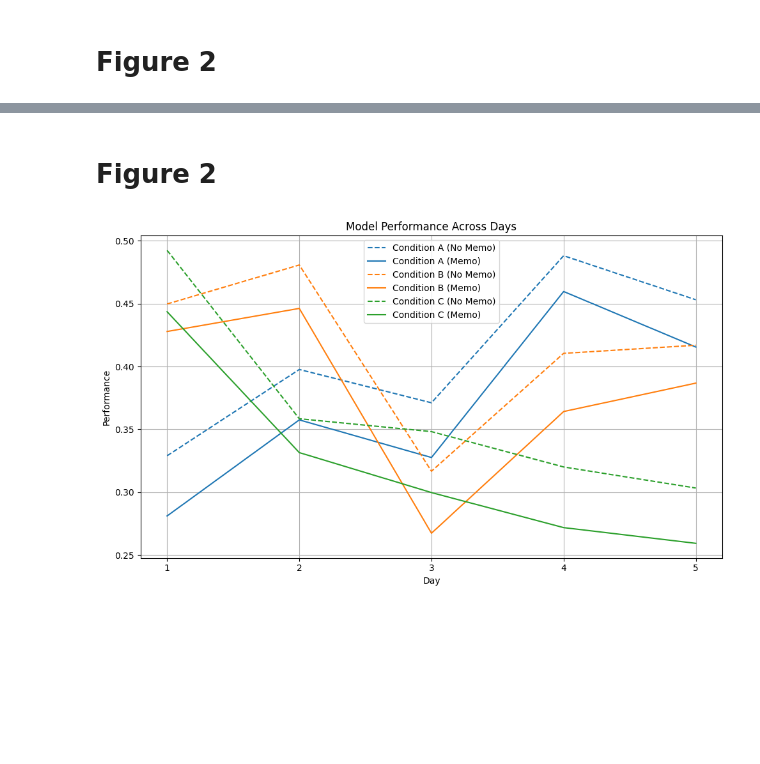
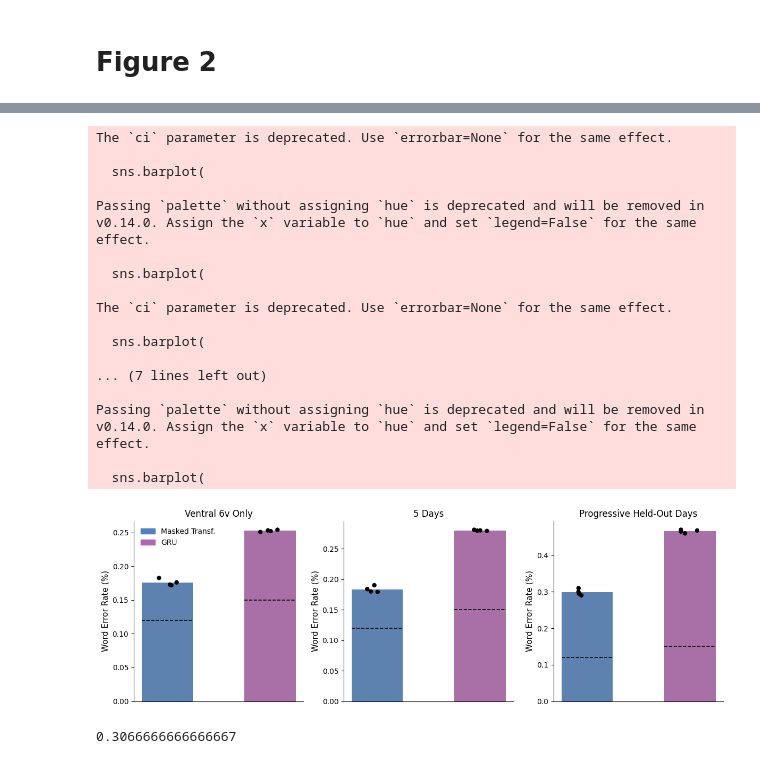
Before and after one commit to ebrahimfeghhi/transformers_with_dietcorp, a Jupyter notebook: notebooks/figures/figure_plots.ipynb, the cells around one changed output, grey strips where cells are left out. Drawn from its saved outputs; the diff is of its cells as text; code cells hidden in the pictures; blank space fills up the shorter version.

```diff
--- a/notebooks/figures/figure_plots.ipynb
+++ b/notebooks/figures/figure_plots.ipynb
@@ -250,31 +191,0 @@ plot_model_perf_with_benchmark(restricted_days, transf_orig_perf=0.12, gru_orig_
-# %% [markdown]
-# Figure 2
-# %%
-import matplotlib.pyplot as plt
-import numpy as np
-
-# Example data
-days = np.arange(1, 6)  # Days 1 to 5
-conditions = ['Condition A', 'Condition B', 'Condition C']
-colors = ['tab:blue', 'tab:orange', 'tab:green']
-
-# Fake data: shape (n_conditions, n_days)
-performance_no_memo = np.random.uniform(0.3, 0.5, size=(3, 5))
-performance_memo = performance_no_memo - np.random.uniform(0.02, 0.05, size=(3, 5))  # Memo does better
-
-plt.figure(figsize=(10, 6))
-
-for i, (cond, color) in enumerate(zip(conditions, colors)):
-    plt.plot(days, performance_no_memo[i], linestyle='--', color=color, label=f'{cond} (No Memo)')
-    plt.plot(days, performance_memo[i], linestyle='-', color=color, label=f'{cond} (Memo)')
-
-plt.xlabel('Day')
-plt.ylabel('Performance')
-plt.title('Model Performance Across Days')
-plt.xticks(days)
-plt.legend()
-plt.grid(True)
-plt.tight_layout()
-plt.show()
-# %% [output]
-[figure, removed]
@@ -280,0 +281,46 @@ plt.show()
+# %%
+fig, axs = plt.subplots(1, 3, figsize=(12, 4))
+
+ventral_6v_perf = {
+    'Transformer': [0.17193, 0.173, 0.17618, 0.18282],
+    'GRU': [0.2543, 0.251, 0.2523, 0.25335]
+}
+plot_model_perf_with_benchmark(fig, axs, 0, ventral_6v_perf,
+                               transf_orig_perf=0.12, gru_orig_perf=0.15, title='Ventral 6v Only')
+
+restricted_days = {
+    'Transformer': [0.17929, 0.19023, 0.18, 0.18392],
+    'GRU': [0.28016, 0.27927, 0.27981, 0.28123]
+}
+plot_model_perf_with_benchmark(fig, axs, 1, restricted_days,
+                               transf_orig_perf=0.12, gru_orig_perf=0.15, title='5 Days', show_legend=False)
+
+restricted_days = {
+    'Transformer': [0.30, 0.31, 0.29, 0.295],
+    'GRU': [0.46, 0.465, 0.47, 0.468]
+}
+plot_model_perf_with_benchmark(fig, axs, 2, restricted_days, transf_orig_perf=0.12,
+                               gru_orig_perf=0.15, title='Progressive Held-Out Days', show_legend=False)
+# %% [output]
+The `ci` parameter is deprecated. Use `errorbar=None` for the same effect.
+
+  sns.barplot(
+
+Passing `palette` without assigning `hue` is deprecated and will be removed in v0.14.0. Assign the `x` variable to `hue` and set `legend=False` for the same effect.
+
+  sns.barplot(
+
+The `ci` parameter is deprecated. Use `errorbar=None` for the same effect.
+
+  sns.barplot(
+
+... (7 lines left out)
+
+Passing `palette` without assigning `hue` is deprecated and will be removed in v0.14.0. Assign the `x` variable to `hue` and set `legend=False` for the same effect.
+
+  sns.barplot(
+[figure, added]
+# %%
+(0.18 + 0.28 + 0.46) / 3
+# %% [output]
+0.3066666666666667
```
Also changed, not shown: parts of 12 cells of this notebook, 11 other files.
